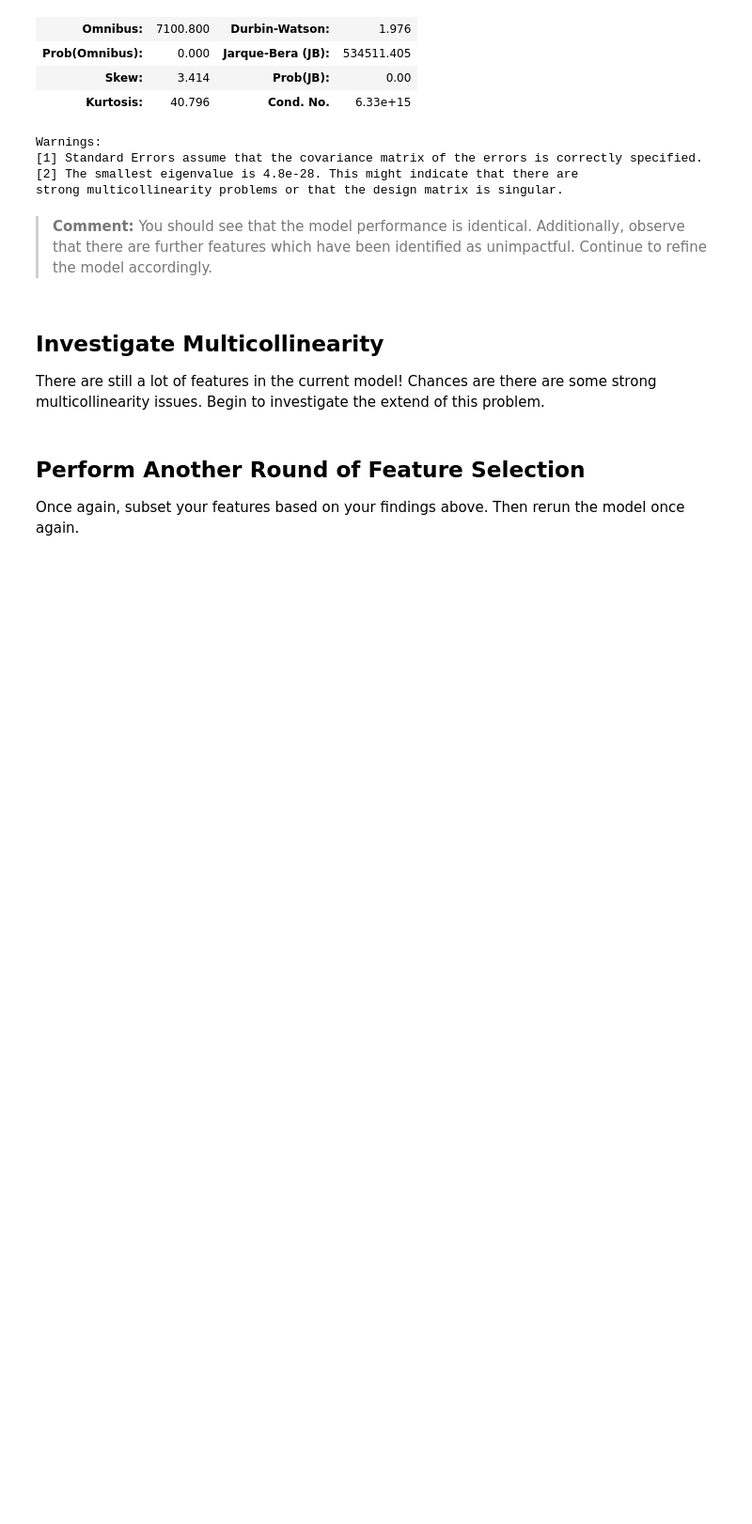
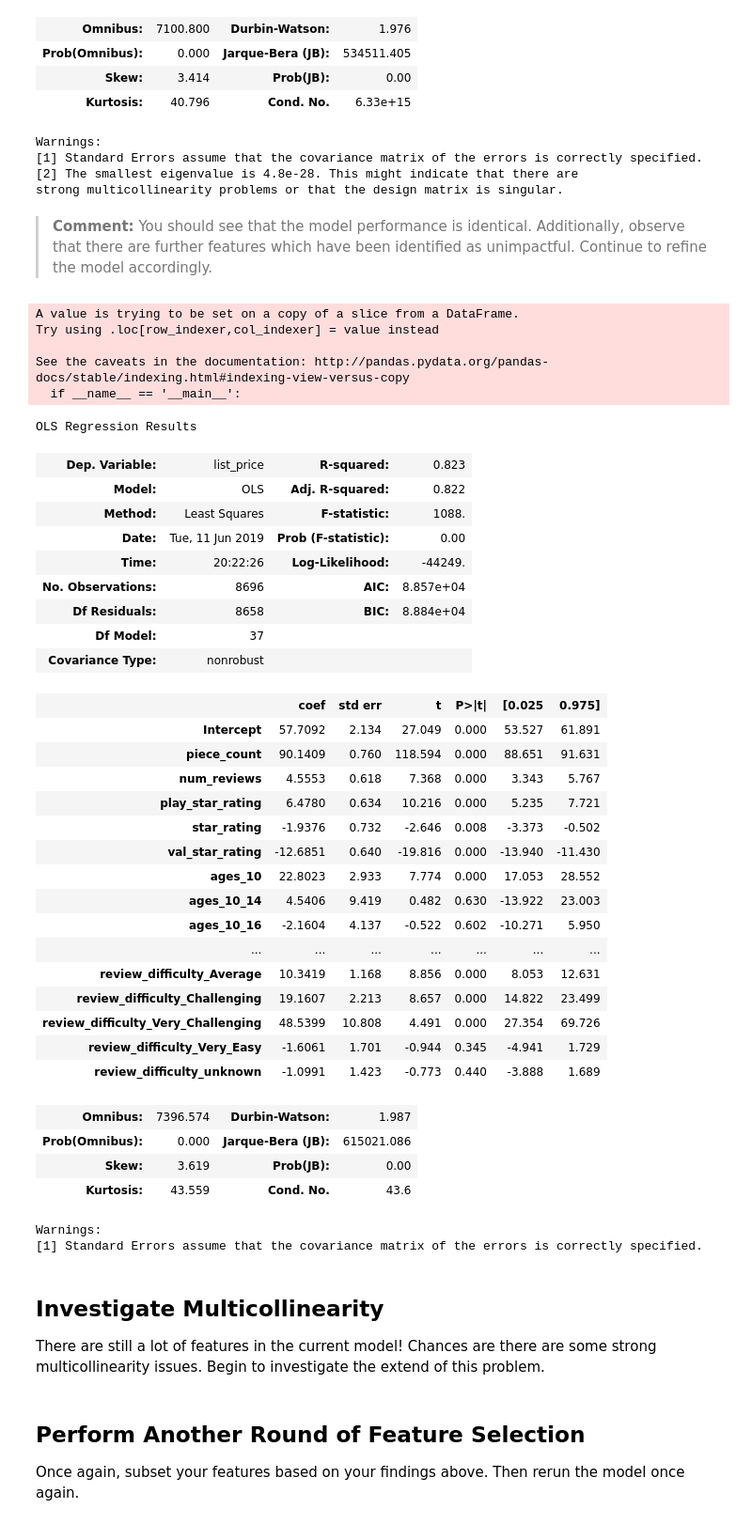
Before and after one commit to ortsed/dsc-modeling-your-data-lab-dc-ds-career-042219, a Jupyter notebook: index.ipynb, the cells around one changed output. Shown at 94% size. Drawn from its saved outputs; the diff is of its cells as text; code cells hidden in the pictures; blank space fills up the shorter version.

```diff
--- a/index.ipynb
+++ b/index.ipynb
@@ -220,6 +220,58 @@ strong multicollinearity problems or that the design matrix is singular.
 > **Comment:** You should see that the model performance is identical. Additionally, observe that there are further features which have been identified as unimpactful. Continue to refine the model accordingly.
 # %%
 df = df[[x for x in df.columns if x not in ["review_difficulty_Easy", "ages_8_12", "ages_5", "ages_14", "ages_7"]]]
+# %%
+from sklearn.model_selection import train_test_split
+X = df[[x for x in df.columns if x != "list_price"]]
+y = df["list_price"]
+X_train, X_test, y_train, y_test = train_test_split(X, y, test_size=.2)
+
+from statsmodels.formula.api import ols
+formula = "list_price~%s" % ("+".join(X_train.columns))
+#print(formula)
+X_train["list_price"] = y_train
+model = ols(formula=formula, data=X_train).fit()
+# %% [output]
+A value is trying to be set on a copy of a slice from a DataFrame.
+Try using .loc[row_indexer,col_indexer] = value instead
+
+See the caveats in the documentation: http://pandas.pydata.org/pandas-docs/stable/indexing.html#indexing-view-versus-copy
+  if __name__ == '__main__':
+# %%
+model.summary()
+# %% [output]
+OLS Regression Results
+| Dep. Variable: | list_price | R-squared: | 0.823 |
+| Model: | OLS | Adj. R-squared: | 0.822 |
+| Method: | Least Squares | F-statistic: | 1088. |
+| Date: | Tue, 11 Jun 2019 | Prob (F-statistic): | 0.00 |
+| Time: | 20:22:26 | Log-Likelihood: | -44249. |
+| No. Observations: | 8696 | AIC: | 8.857e+04 |
+| Df Residuals: | 8658 | BIC: | 8.884e+04 |
+| Df Model: | 37 |  |  |
+| Covariance Type: | nonrobust |  |  |
+|  | coef | std err | t | P>|t| | [0.025 | 0.975] |
+| Intercept | 57.7092 | 2.134 | 27.049 | 0.000 | 53.527 | 61.891 |
+| piece_count | 90.1409 | 0.760 | 118.594 | 0.000 | 88.651 | 91.631 |
+| num_reviews | 4.5553 | 0.618 | 7.368 | 0.000 | 3.343 | 5.767 |
+| play_star_rating | 6.4780 | 0.634 | 10.216 | 0.000 | 5.235 | 7.721 |
+| star_rating | -1.9376 | 0.732 | -2.646 | 0.008 | -3.373 | -0.502 |
+| val_star_rating | -12.6851 | 0.640 | -19.816 | 0.000 | -13.940 | -11.430 |
+| ages_10 | 22.8023 | 2.933 | 7.774 | 0.000 | 17.053 | 28.552 |
+| ages_10_14 | 4.5406 | 9.419 | 0.482 | 0.630 | -13.922 | 23.003 |
+| ages_10_16 | -2.1604 | 4.137 | -0.522 | 0.602 | -10.271 | 5.950 |
+| ... | ... | ... | ... | ... | ... | ... |
+| review_difficulty_Average | 10.3419 | 1.168 | 8.856 | 0.000 | 8.053 | 12.631 |
+| review_difficulty_Challenging | 19.1607 | 2.213 | 8.657 | 0.000 | 14.822 | 23.499 |
+| review_difficulty_Very_Challenging | 48.5399 | 10.808 | 4.491 | 0.000 | 27.354 | 69.726 |
+| review_difficulty_Very_Easy | -1.6061 | 1.701 | -0.944 | 0.345 | -4.941 | 1.729 |
+| review_difficulty_unknown | -1.0991 | 1.423 | -0.773 | 0.440 | -3.888 | 1.689 |
+| Omnibus: | 7396.574 | Durbin-Watson: | 1.987 |
+| Prob(Omnibus): | 0.000 | Jarque-Bera (JB): | 615021.086 |
+| Skew: | 3.619 | Prob(JB): | 0.00 |
+| Kurtosis: | 43.559 | Cond. No. | 43.6 |
+Warnings:
+[1] Standard Errors assume that the covariance matrix of the errors is correctly specified.
 # %% [markdown]
 ## Investigate Multicollinearity
 
```
